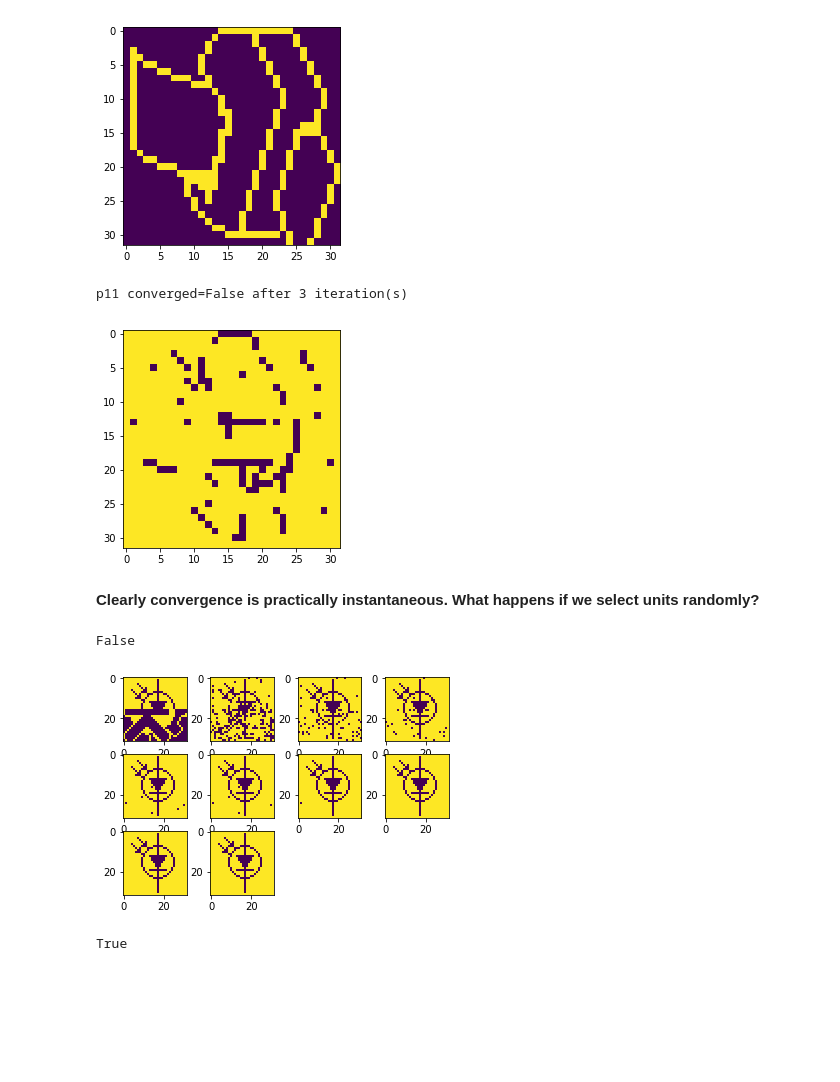
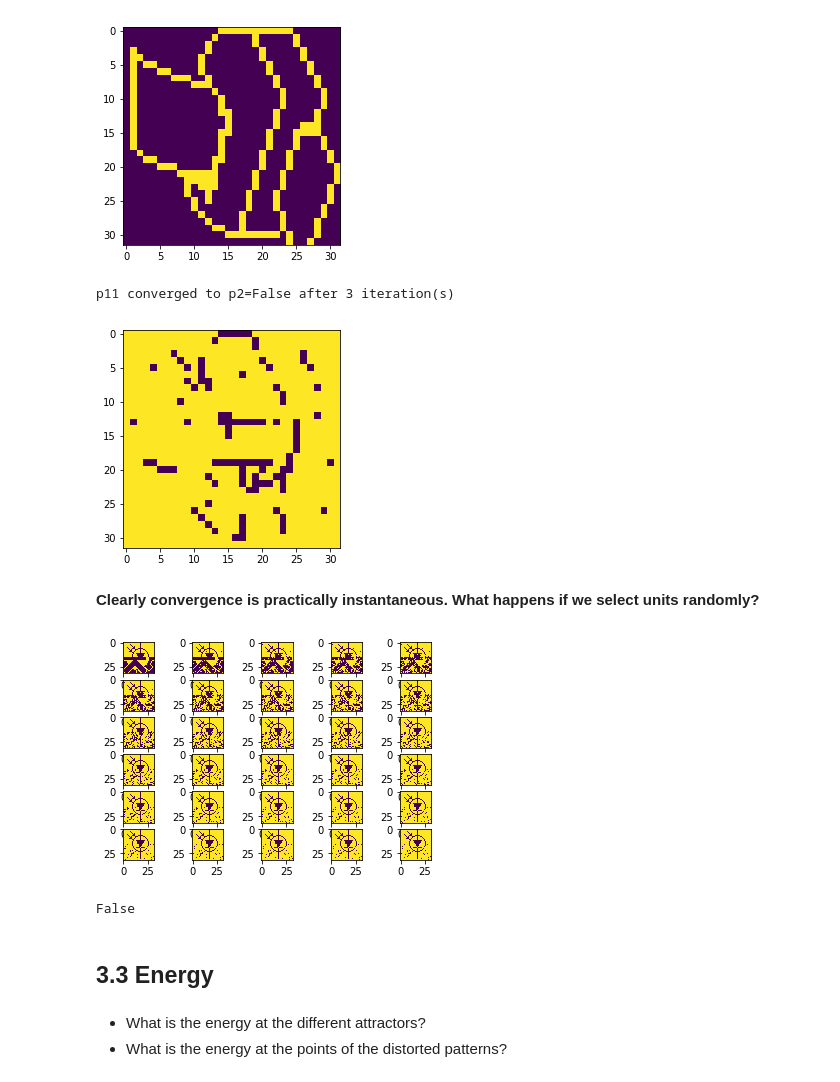
Before and after one commit to vbodell/DD2437, a Jupyter notebook: lab3/victor.ipynb, the cells around one changed output. Cells and saved outputs as stored; diff of their text form; code cells hidden in the pictures; blank space fills up the shorter version.

```diff
--- a/lab3/victor.ipynb
+++ b/lab3/victor.ipynb
@@ -35,7 +35,8 @@ x2d = np.array([1, 1, -1, -1, -1, 1, -1, -1])
 x3d = np.array([1, 1, 1, -1, 1, 1, -1, 1])
 patterns_mod = np.c_[x1d, x2d, x3d].T
 # %%
-def update_til_converge(pattern, weights, return_iterations=False):
+def update_til_converge(pattern, weights,
+                        return_iterations=False):
     updated = pattern
     prev = np.zeros(pattern.shape)
     iterations = 0
@@ -209,12 +210,12 @@ p10 converged to p1=True after 2 iteration(s)
 [figure]
 # %%
 updated, iterations = update_til_converge(p11, weights, True)
-print("p11 converged={} after {} iteration(s)".format(
+print("p11 converged to p2={} after {} iteration(s)".format(
     (updated == p2).all(), iterations))
 
 print_image(updated, IMG_DIMS)
 # %% [output]
-p11 converged=False after 3 iteration(s)
+p11 converged to p2=False after 3 iteration(s)
 [figure]
 # %% [markdown]
 **Clearly convergence is practically instantaneous. What happens if we select units randomly?**
@@ -224,14 +225,15 @@ from random import randrange
 def random_update_til_converge(pattern, weights,
                                return_iterations=False,
                                print_image_interval=None):
-    print((pattern == p10).all())
-    mul = 10
+    #print((pattern == p10).all())
+    mul = 30
 #     updated = np.ones(pattern.shape)
     updated = np.array(pattern)
     prev = np.zeros(pattern.shape)
     iterations = 0
     fig = plt.figure()
     for ndx in range(print_image_interval*mul):
+#     while not (p3 == updated).all():
         prev = updated
 
         random_i = randrange(weights.shape[0])
@@ -240,19 +242,22 @@ def random_update_til_converge(pattern, weights,
         iterations += 1
 
         if ndx % print_image_interval == 0:
-            fig.add_subplot(3, 4, int(ndx/print_image_interval)+1)
+            fig.add_subplot(6, 5, int(ndx/print_image_interval)+1)
             print_image(updated, IMG_DIMS)
+
+    fig.savefig("plot.pdf")
 
     if return_iterations:
         return updated, iterations
 
     return updated
 # %%
-updated = random_update_til_converge(p11, weights, False, 1000)
+updated = random_update_til_converge(p11, weights, False, 100)
 # %% [output]
-False
-[figure, old version]
+[figure, new version]
 # %%
 (updated == p3).all()
 # %% [output]
-True
+False
+# %% [markdown]
+## 3.3 Energy
@@ -258,0 +267,3 @@ True
+# %% [markdown]
+- What is the energy at the different attractors?
+- What is the energy at the points of the distorted patterns?
```
Also changed, not shown: parts of 19 cells of this notebook.
